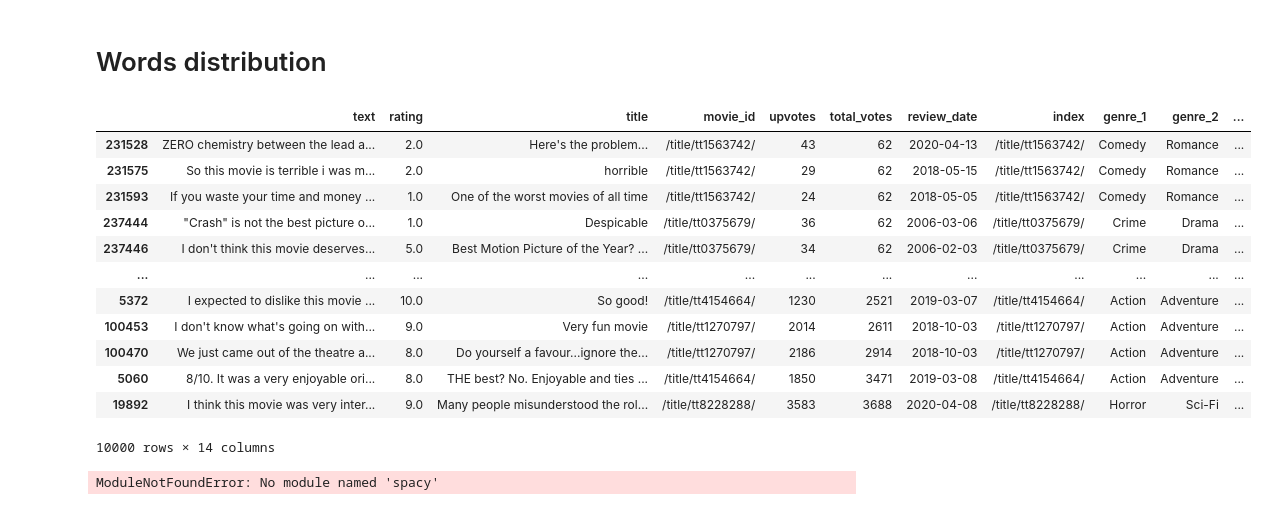
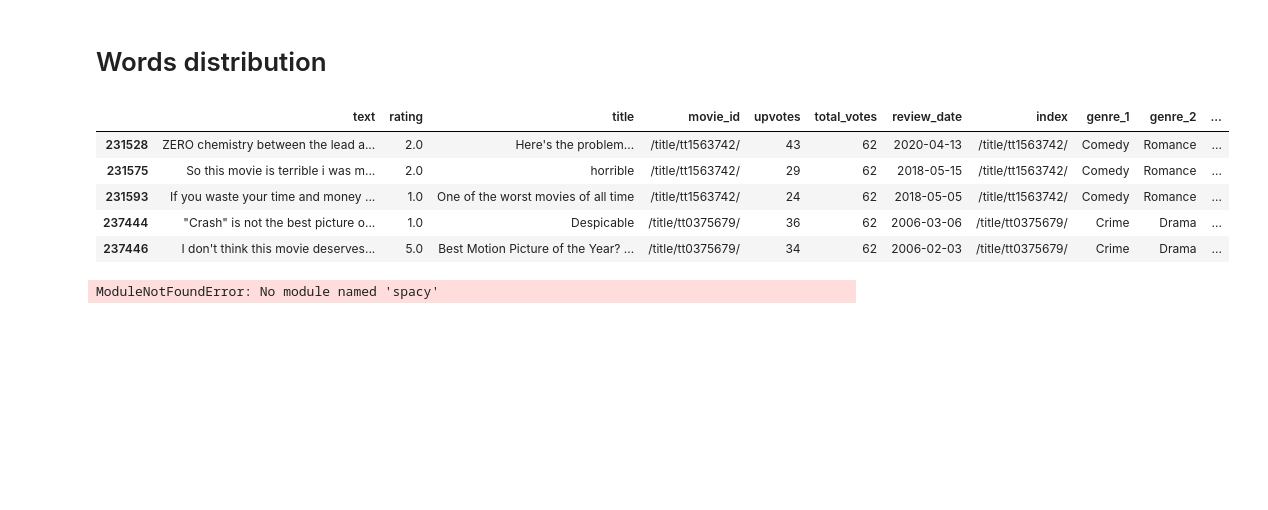
Before and after one commit to ilyamil/movie_reviews_classification, a Jupyter notebook: notebooks/eda.ipynb, the cells around one changed output. Saved outputs shown, nothing was run; the diff lists cells and outputs as text; code cells hidden in the pictures; blank space fills up the shorter version.

```diff
--- a/notebooks/eda.ipynb
+++ b/notebooks/eda.ipynb
@@ -193,25 +197,18 @@ plt.show()
 # %%
 partition_sample = (
     partition[~partition['rating'].isna()]
     .sort_values(['positive_sentiment', 'total_votes'])
     .groupby('positive_sentiment')
     .tail(5000)
 )
-partition_sample
+partition_sample.head()
 # %% [output]
 |  | text | rating | title | movie_id | upvotes | total_votes | review_date | index | genre_1 | genre_2 | ... |
 | 231528 | ZERO chemistry between the lead a... | 2.0 | Here's the problem... | /title/tt1563742/ | 43 | 62 | 2020-04-13 | /title/tt1563742/ | Comedy | Romance | ... |
 | 231575 | So this movie is terrible i was m... | 2.0 | horrible | /title/tt1563742/ | 29 | 62 | 2018-05-15 | /title/tt1563742/ | Comedy | Romance | ... |
 | 231593 | If you waste your time and money ... | 1.0 | One of the worst movies of all time | /title/tt1563742/ | 24 | 62 | 2018-05-05 | /title/tt1563742/ | Comedy | Romance | ... |
 | 237444 | "Crash" is not the best picture o... | 1.0 | Despicable | /title/tt0375679/ | 36 | 62 | 2006-03-06 | /title/tt0375679/ | Crime | Drama | ... |
 | 237446 | I don't think this movie deserves... | 5.0 | Best Motion Picture of the Year? ... | /title/tt0375679/ | 34 | 62 | 2006-02-03 | /title/tt0375679/ | Crime | Drama | ... |
-| ... | ... | ... | ... | ... | ... | ... | ... | ... | ... | ... | ... |
-| 5372 | I expected to dislike this movie ... | 10.0 | So good! | /title/tt4154664/ | 1230 | 2521 | 2019-03-07 | /title/tt4154664/ | Action | Adventure | ... |
-| 100453 | I don't know what's going on with... | 9.0 | Very fun movie | /title/tt1270797/ | 2014 | 2611 | 2018-10-03 | /title/tt1270797/ | Action | Adventure | ... |
-| 100470 | We just came out of the theatre a... | 8.0 | Do yourself a favour...ignore the... | /title/tt1270797/ | 2186 | 2914 | 2018-10-03 | /title/tt1270797/ | Action | Adventure | ... |
-| 5060 | 8/10. It was a very enjoyable ori... | 8.0 | THE best? No. Enjoyable and ties ... | /title/tt4154664/ | 1850 | 3471 | 2019-03-08 | /title/tt4154664/ | Action | Adventure | ... |
-| 19892 | I think this movie was very inter... | 9.0 | Many people misunderstood the rol... | /title/tt8228288/ | 3583 | 3688 | 2020-04-08 | /title/tt8228288/ | Horror | Sci-Fi | ... |
-10000 rows × 14 columns
 # %%
 stopwords = set(nltk.corpus.stopwords.words("english"))
 punctuation = {p for p in string.punctuation}
```
Also changed, not shown: parts of 7 cells of this notebook, 1 other file.
